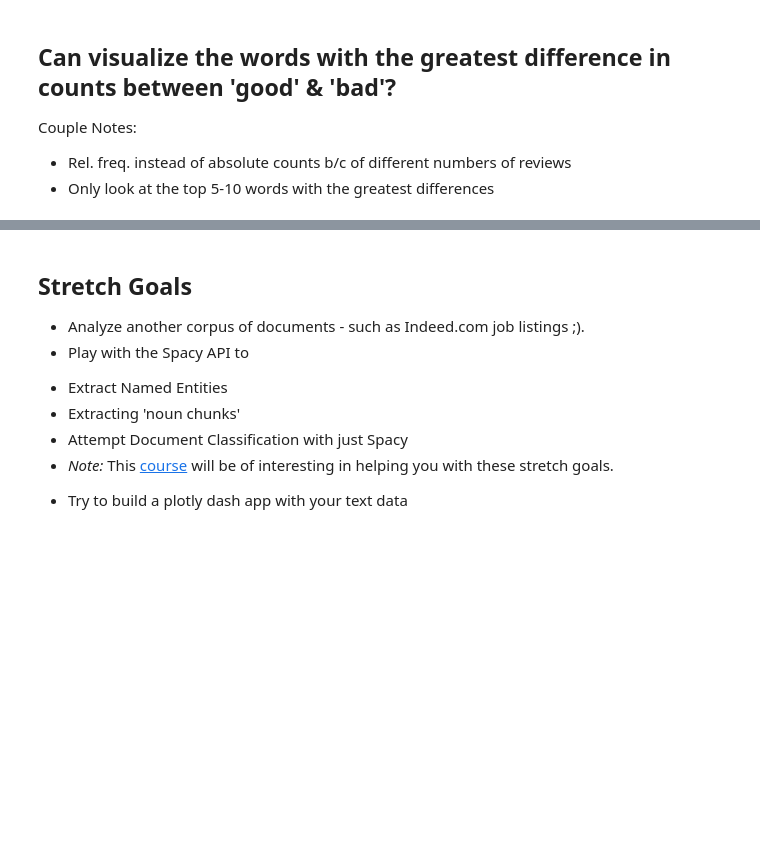
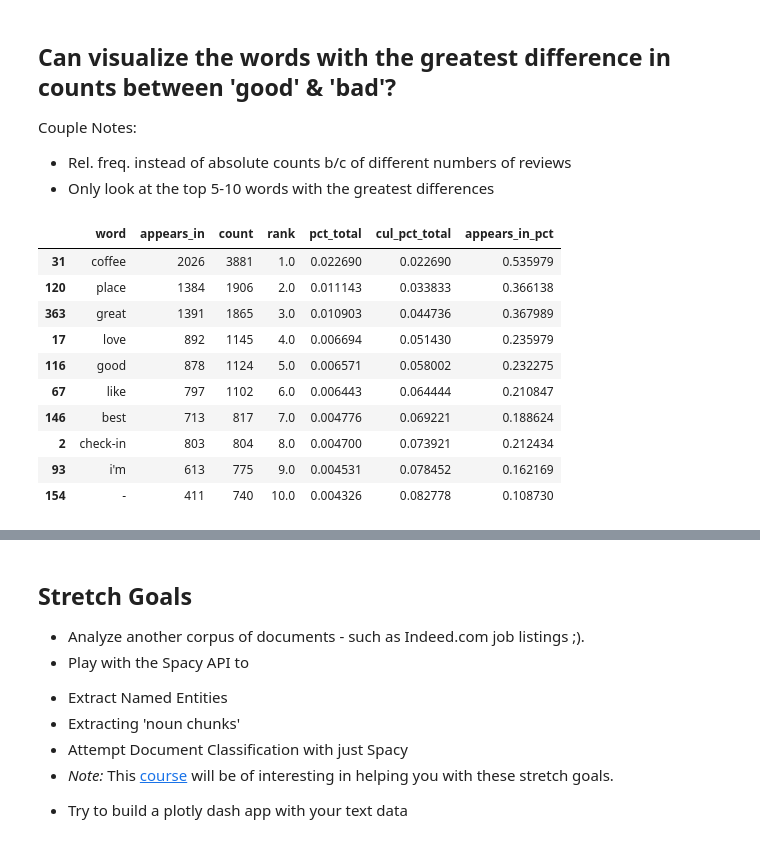
Before and after one commit to term1830/DS-Unit-4-Sprint-1-NLP, a Jupyter notebook: module1-text-data/LS_DS_411_Text_Data_Assignment.ipynb, the cells around one changed output, grey strips where cells are left out. Saved outputs shown, nothing was run; the diff lists cells and outputs as text; code cells hidden in the pictures; blank space fills up the shorter version.

```diff
--- a/module1-text-data/LS_DS_411_Text_Data_Assignment.ipynb
+++ b/module1-text-data/LS_DS_411_Text_Data_Assignment.ipynb
@@ -132,0 +295,3 @@ shops[['base_tokens', 'full_review_text']][:10]
+# %%
+STOP_WORDS = nlp.Defaults.stop_words.union(['batteries','I', 'amazon', 'i', 'Amazon', 'it', "it's", 'it.', 'the', 'this',' '])
+STOP_WORDS
@@ -132,0 +316,16 @@ shops[['base_tokens', 'full_review_text']][:10]
+# %%
+# Inialize spaCy model and tokenizer
+nlp = spacy.load("en_core_web_lg")
+tokenizer = Tokenizer(nlp.vocab)
+# %%
+tokens = []
+for doc in tokenizer.pipe(shops['full_review_text'], batch_size=500):
+
+    doc_tokens = []
+    for token in doc:
+        if token.text.lower() not in STOP_WORDS:
+            doc_tokens.append(token.text.lower())
+
+    tokens.append(doc_tokens)
+
+shops['spaCy_tokens_v3'] = tokens
@@ -136,3 +347,22 @@ shops[['base_tokens', 'full_review_text']][:10]
 Couple Notes:
 - Rel. freq. instead of absolute counts b/c of different numbers of reviews
 - Only look at the top 5-10 words with the greatest differences
+# %%
+# Divide dataset now by < 3 or > 3 star_rating
+high = shops[shops['star_rating'] > 4.0]
+low = shops[shops['star_rating'] < 2.0]
+# %%
+high_wc = count(high['spaCy_tokens_v3'])
+high_wc.head(10)
+# %% [output]
+|  | word | appears_in | count | rank | pct_total | cul_pct_total | appears_in_pct |
+| 31 | coffee | 2026 | 3881 | 1.0 | 0.022690 | 0.022690 | 0.535979 |
+| 120 | place | 1384 | 1906 | 2.0 | 0.011143 | 0.033833 | 0.366138 |
+| 363 | great | 1391 | 1865 | 3.0 | 0.010903 | 0.044736 | 0.367989 |
+| 17 | love | 892 | 1145 | 4.0 | 0.006694 | 0.051430 | 0.235979 |
+| 116 | good | 878 | 1124 | 5.0 | 0.006571 | 0.058002 | 0.232275 |
+| 67 | like | 797 | 1102 | 6.0 | 0.006443 | 0.064444 | 0.210847 |
+| 146 | best | 713 | 817 | 7.0 | 0.004776 | 0.069221 | 0.188624 |
+| 2 | check-in | 803 | 804 | 8.0 | 0.004700 | 0.073921 | 0.212434 |
+| 93 | i'm | 613 | 775 | 9.0 | 0.004531 | 0.078452 | 0.162169 |
+| 154 | - | 411 | 740 | 10.0 | 0.004326 | 0.082778 | 0.108730 |
```
Also changed, not shown: parts of 15 cells of this notebook, 1 other file.
